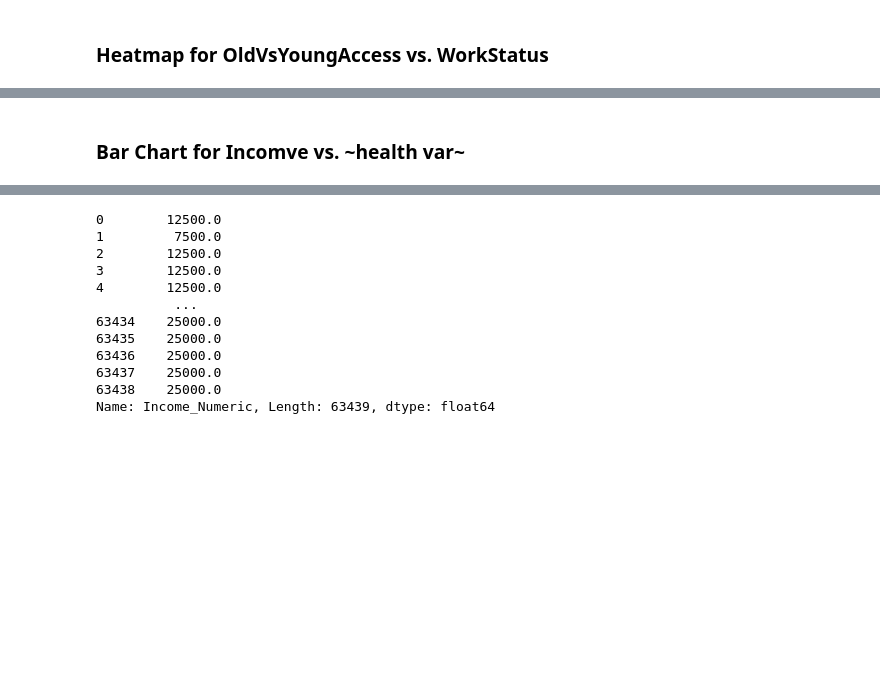
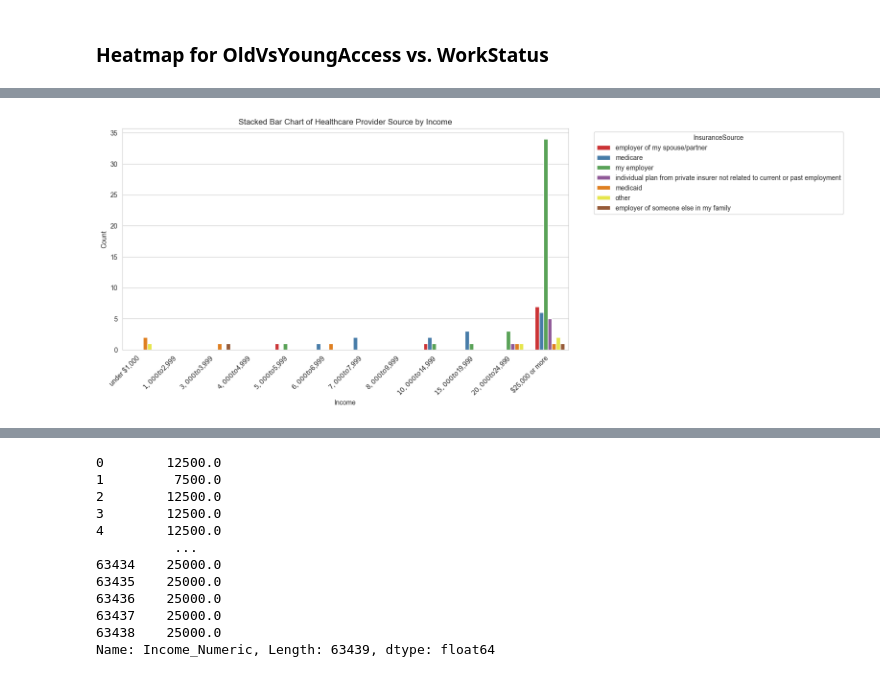
Before and after one commit to DS3001/group8, a Jupyter notebook: Untitled-1.ipynb, the cells around one changed output, grey strips where cells are left out. Cells and saved outputs as stored; diff of their text form; code cells hidden in the pictures; blank space fills up the shorter version.

```diff
--- a/Untitled-1.ipynb
+++ b/Untitled-1.ipynb
@@ -1291,3 +1291,30 @@ plt.show()
-# %% [markdown]
-### Bar Chart for Incomve vs. ~health var~
+# %%
+
+# Assuming you have a DataFrame 'df' with columns 'Income' and 'InsuranceSource'
+# Ensure 'Income' is in a categorical format
+income_order = [
+    'under $1,000', '$1,000 to $2,999', '$3,000 to $3,999',
+    '$4,000 to $4,999', '$5,000 to $5,999', '$6,000 to $6,999',
+    '$7,000 to $7,999', '$8,000 to $9,999', '$10,000 to $14,999',
+    '$15,000 to $19,999', '$20,000 to $24,999', '$25,000 or more'
+]
+filtered_df = df[df['InsuranceSource'] != 'no response'].copy()
+filtered_df['Income'] = df['Income']
+# Group the data and calculate the count
+grouped_data = filtered_df.groupby(['Income', 'InsuranceSource']).size().reset_index(name='Count')
+
+# Create the stacked bar chart
+plt.figure(figsize=(12, 6))
+sns.set_palette('Set1')
+sns.barplot(data=grouped_data, x='Income', y='Count', hue='InsuranceSource', order=income_order, palette='Set1')
+
+plt.xticks(rotation=45, horizontalalignment='right')
+plt.xlabel('Income')
+plt.ylabel('Count')
+plt.title('Stacked Bar Chart of Healthcare Provider Source by Income')
+
+plt.legend(title='InsuranceSource', bbox_to_anchor=(1.05, 1), loc='upper left')
+plt.show()
+# %% [output]
+[figure, added]
 # %%
```
Also changed, not shown: parts of 7 cells of this notebook.
